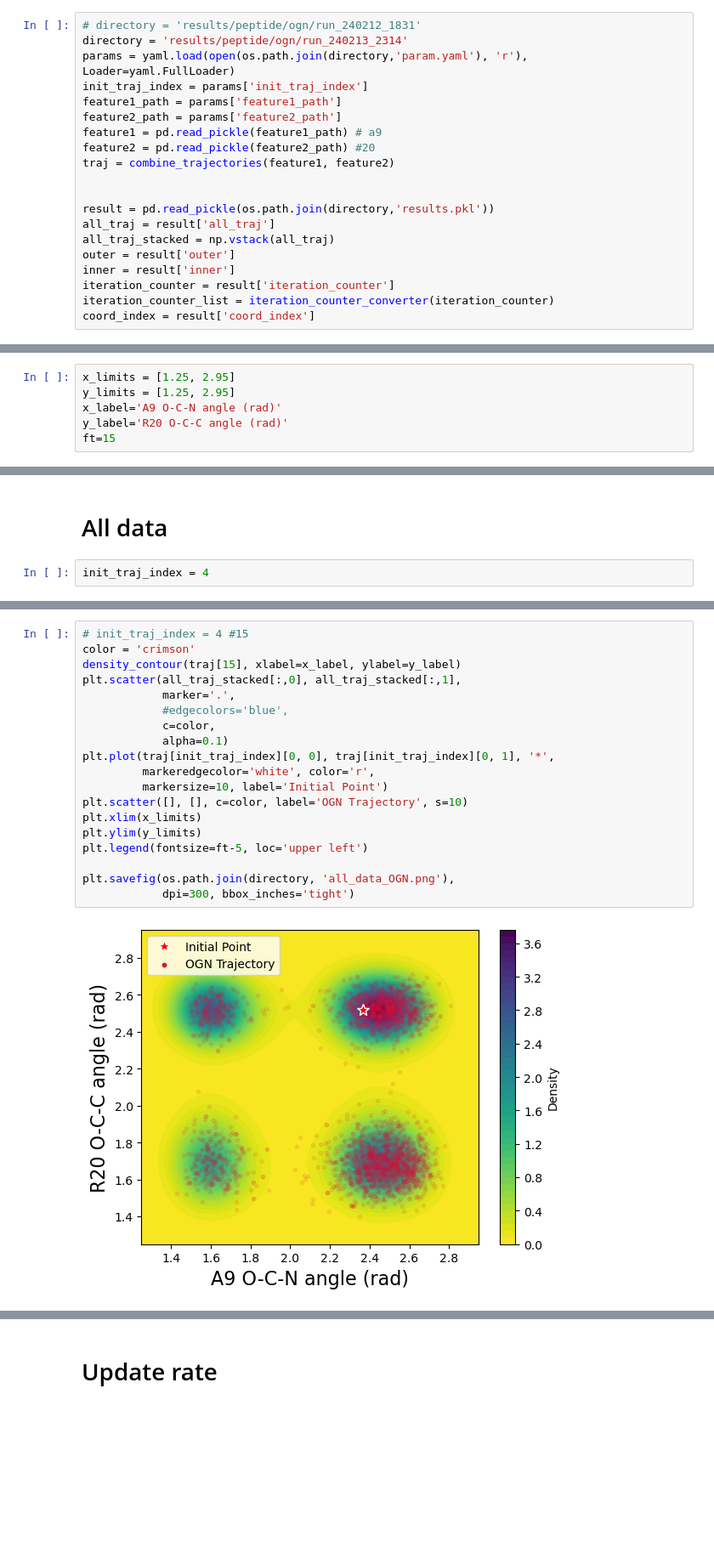
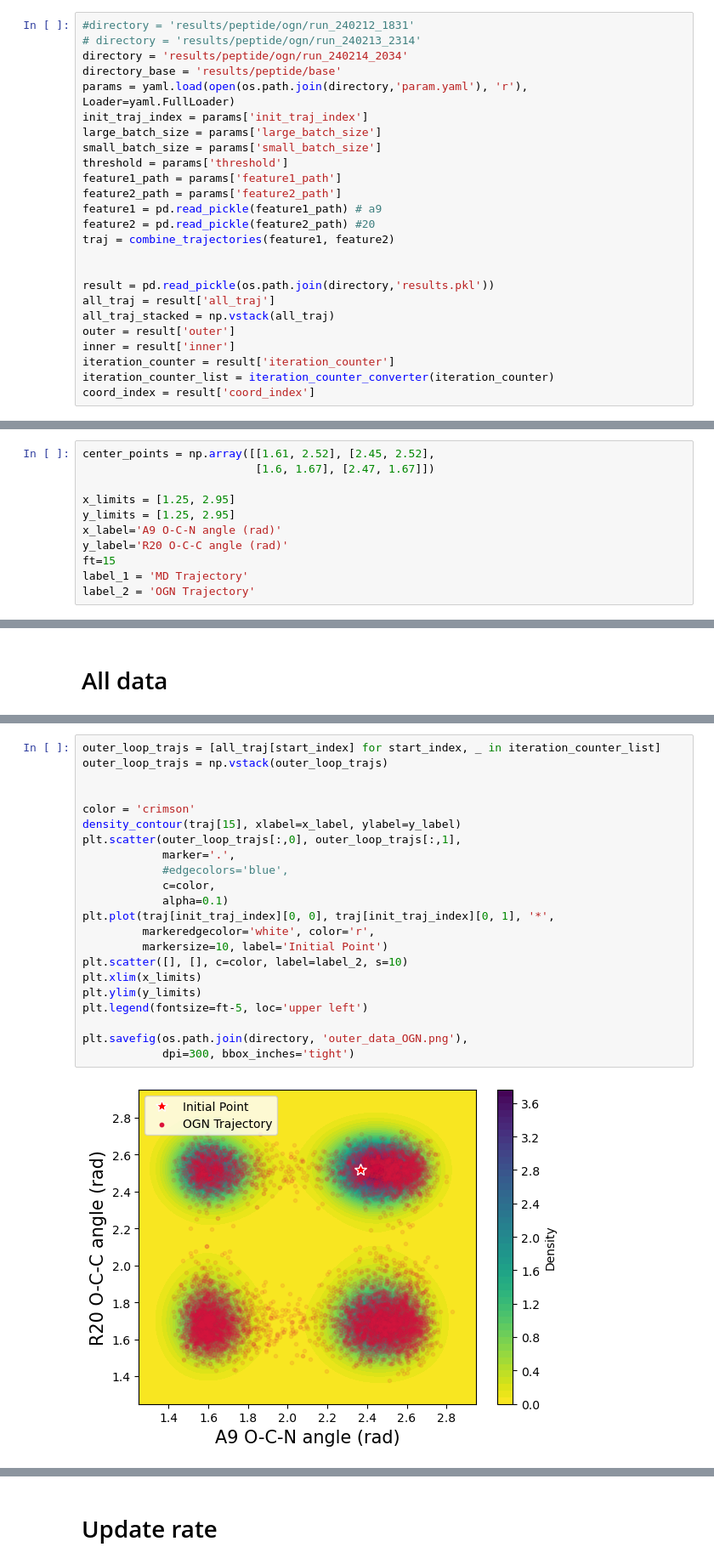
Before and after one commit to hoon-ock/landscape-search, a Jupyter notebook: realsys_analysis.ipynb, the cells around one changed output, grey strips where cells are left out. Shown at 85% size. Drawn from its saved outputs; the diff is of its cells as text; blank space fills up the shorter version.

```diff
--- a/realsys_analysis.ipynb
+++ b/realsys_analysis.ipynb
@@ -16,8 +20,13 @@ from muller_utils import success_cluster_identification, reconstruct_energy
 # %%
-# directory = 'results/peptide/ogn/run_240212_1831'
-directory = 'results/peptide/ogn/run_240213_2314'
+#directory = 'results/peptide/ogn/run_240212_1831'
+# directory = 'results/peptide/ogn/run_240213_2314'
+directory = 'results/peptide/ogn/run_240214_2034'
+directory_base = 'results/peptide/base'
 params = yaml.load(open(os.path.join(directory,'param.yaml'), 'r'), Loader=yaml.FullLoader)
 init_traj_index = params['init_traj_index']
+large_batch_size = params['large_batch_size']
+small_batch_size = params['small_batch_size']
+threshold = params['threshold']
 feature1_path = params['feature1_path']
 feature2_path = params['feature2_path']
 feature1 = pd.read_pickle(feature1_path) # a9
@@ -40,6 +47,11 @@ ValueError: need at least one array to stack
 # %%
+center_points = np.array([[1.61, 2.52], [2.45, 2.52],
+                          [1.6, 1.67], [2.47, 1.67]])
+
 x_limits = [1.25, 2.95]
 y_limits = [1.25, 2.95]
 x_label='A9 O-C-N angle (rad)'
 y_label='R20 O-C-C angle (rad)'
 ft=15
+label_1 = 'MD Trajectory'
+label_2 = 'OGN Trajectory'
@@ -46,5 +177,3 @@ ft=15
 # %% [markdown]
 # All data
-# %%
-init_traj_index = 4
 # %%
@@ -69,21 +230,24 @@ plt.savefig(os.path.join(directory, 'all_data_MD.png'),
 # %%
-# init_traj_index = 4 #15
+outer_loop_trajs = [all_traj[start_index] for start_index, _ in iteration_counter_list]
+outer_loop_trajs = np.vstack(outer_loop_trajs)
+
+
 color = 'crimson'
 density_contour(traj[15], xlabel=x_label, ylabel=y_label)
-plt.scatter(all_traj_stacked[:,0], all_traj_stacked[:,1],
+plt.scatter(outer_loop_trajs[:,0], outer_loop_trajs[:,1],
             marker='.',
             #edgecolors='blue',
             c=color,
             alpha=0.1)
 plt.plot(traj[init_traj_index][0, 0], traj[init_traj_index][0, 1], '*',
          markeredgecolor='white', color='r',
          markersize=10, label='Initial Point')
-plt.scatter([], [], c=color, label='OGN Trajectory', s=10)
+plt.scatter([], [], c=color, label=label_2, s=10)
 plt.xlim(x_limits)
 plt.ylim(y_limits)
 plt.legend(fontsize=ft-5, loc='upper left')
 
-plt.savefig(os.path.join(directory, 'all_data_OGN.png'),
+plt.savefig(os.path.join(directory, 'outer_data_OGN.png'),
             dpi=300, bbox_inches='tight')
 # %% [output]
-[figure, old version]
+[figure, new version]
```
Also changed, not shown: parts of 49 cells of this notebook, 3 other files.
